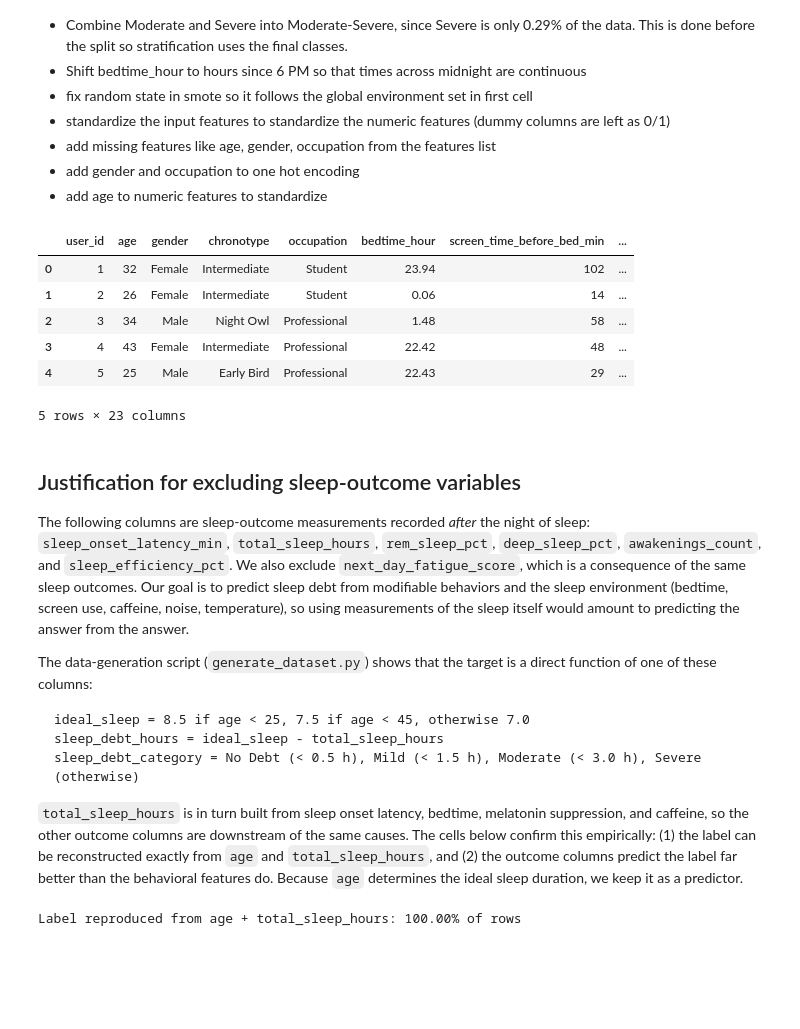
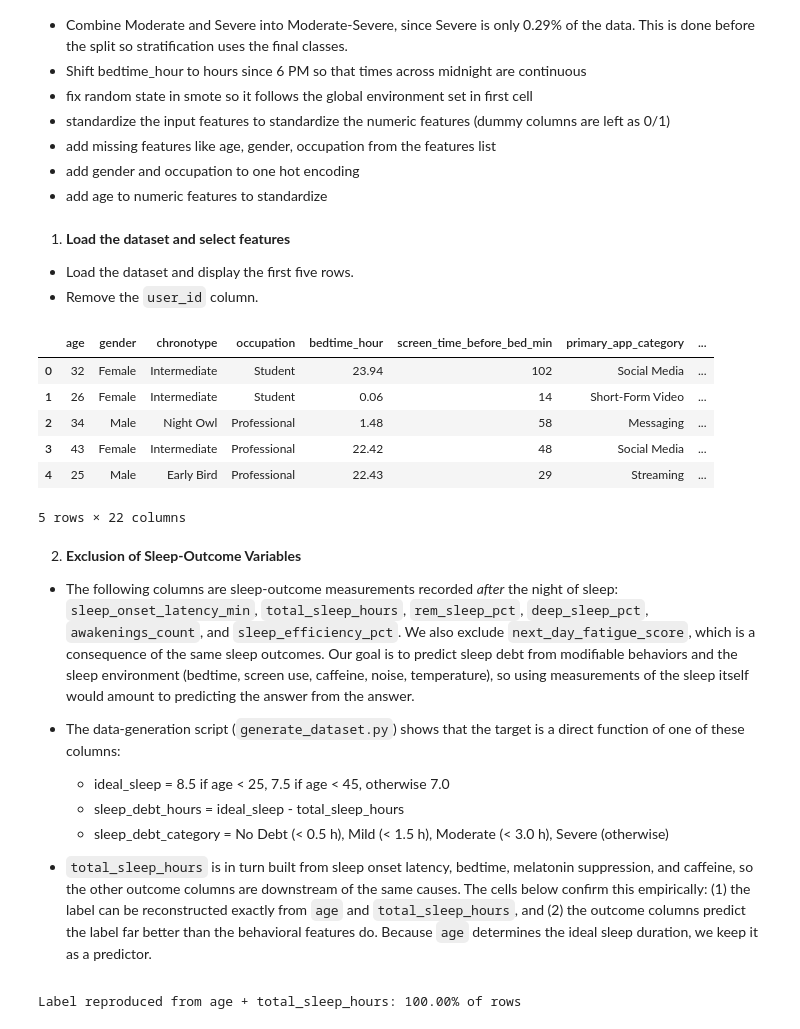
Before and after one commit to Nouramaeva/SEIS-763-Final-Project, a Jupyter notebook: notebook_group_1.ipynb, the cells around one changed output. Cells and saved outputs as stored; diff of their text form; code cells hidden in the pictures; blank space fills up the shorter version.

```diff
--- a/notebook_group_1.ipynb
+++ b/notebook_group_1.ipynb
@@ -63,25 +34,31 @@ Feature selection is based on our research hypothesis rather than backward elimi
+# %% [markdown]
+1. **Load the dataset and select features**
+- Load the dataset and display the first five rows.
+- Remove the `user_id` column.
 # %%
-#Load our data
-data = pd.read_csv('/Users/navar135/Documents/UST/SEIS 763 Machine Learning/Final Project/insomnia_dataset/sleep_debt_screen_time.csv')
+data = pd.read_csv('sleep_debt_screen_time.csv')
+
+data.drop(columns=['user_id'], inplace=True)
+
 display(data.head())
 # %% [output]
-|  | user_id | age | gender | chronotype | occupation | bedtime_hour | screen_time_before_bed_min | ... |
-| 0 | 1 | 32 | Female | Intermediate | Student | 23.94 | 102 | ... |
-| 1 | 2 | 26 | Female | Intermediate | Student | 0.06 | 14 | ... |
-| 2 | 3 | 34 | Male | Night Owl | Professional | 1.48 | 58 | ... |
-| 3 | 4 | 43 | Female | Intermediate | Professional | 22.42 | 48 | ... |
-| 4 | 5 | 25 | Male | Early Bird | Professional | 22.43 | 29 | ... |
+|  | age | gender | chronotype | occupation | bedtime_hour | screen_time_before_bed_min | primary_app_category | ... |
+| 0 | 32 | Female | Intermediate | Student | 23.94 | 102 | Social Media | ... |
+| 1 | 26 | Female | Intermediate | Student | 0.06 | 14 | Short-Form Video | ... |
+| 2 | 34 | Male | Night Owl | Professional | 1.48 | 58 | Messaging | ... |
+| 3 | 43 | Female | Intermediate | Professional | 22.42 | 48 | Social Media | ... |
+| 4 | 25 | Male | Early Bird | Professional | 22.43 | 29 | Streaming | ... |
-5 rows × 23 columns
+5 rows × 22 columns
 # %% [markdown]
-## Justification for excluding sleep-outcome variables
+2. **Exclusion of Sleep-Outcome Variables**
 
-The following columns are sleep-outcome measurements recorded *after* the night of sleep: `sleep_onset_latency_min`, `total_sleep_hours`, `rem_sleep_pct`, `deep_sleep_pct`, `awakenings_count`, and `sleep_efficiency_pct`. We also exclude `next_day_fatigue_score`, which is a consequence of the same sleep outcomes. Our goal is to predict sleep debt from modifiable behaviors and the sleep environment (bedtime, screen use, caffeine, noise, temperature), so using measurements of the sleep itself would amount to predicting the answer from the answer.
+- The following columns are sleep-outcome measurements recorded *after* the night of sleep: `sleep_onset_latency_min`, `total_sleep_hours`, `rem_sleep_pct`, `deep_sleep_pct`, `awakenings_count`, and `sleep_efficiency_pct`. We also exclude `next_day_fatigue_score`, which is a consequence of the same sleep outcomes. Our goal is to predict sleep debt from modifiable behaviors and the sleep environment (bedtime, screen use, caffeine, noise, temperature), so using measurements of the sleep itself would amount to predicting the answer from the answer.
 
-The data-generation script (`generate_dataset.py`) shows that the target is a direct function of one of these columns:
+- The data-generation script (`generate_dataset.py`) shows that the target is a direct function of one of these columns:
 
-    ideal_sleep = 8.5 if age < 25, 7.5 if age < 45, otherwise 7.0
-    sleep_debt_hours = ideal_sleep - total_sleep_hours
-    sleep_debt_category = No Debt (< 0.5 h), Mild (< 1.5 h), Moderate (< 3.0 h), Severe (otherwise)
+    - ideal_sleep = 8.5 if age < 25, 7.5 if age < 45, otherwise 7.0
+    - sleep_debt_hours = ideal_sleep - total_sleep_hours
+    - sleep_debt_category = No Debt (< 0.5 h), Mild (< 1.5 h), Moderate (< 3.0 h), Severe (otherwise)
 
-`total_sleep_hours` is in turn built from sleep onset latency, bedtime, melatonin suppression, and caffeine, so the other outcome columns are downstream of the same causes. The cells below confirm this empirically: (1) the label can be reconstructed exactly from `age` and `total_sleep_hours`, and (2) the outcome columns predict the label far better than the behavioral features do. Because `age` determines the ideal sleep duration, we keep it as a predictor.
+- `total_sleep_hours` is in turn built from sleep onset latency, bedtime, melatonin suppression, and caffeine, so the other outcome columns are downstream of the same causes. The cells below confirm this empirically: (1) the label can be reconstructed exactly from `age` and `total_sleep_hours`, and (2) the outcome columns predict the label far better than the behavioral features do. Because `age` determines the ideal sleep duration, we keep it as a predictor.
 # %%
```
Also changed, not shown: parts of 35 cells of this notebook, 1 other file.
